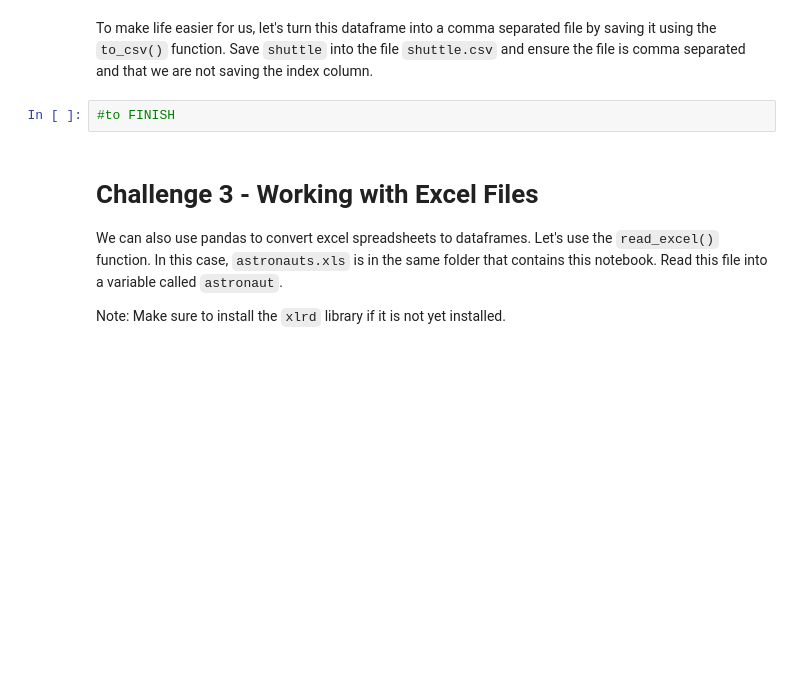
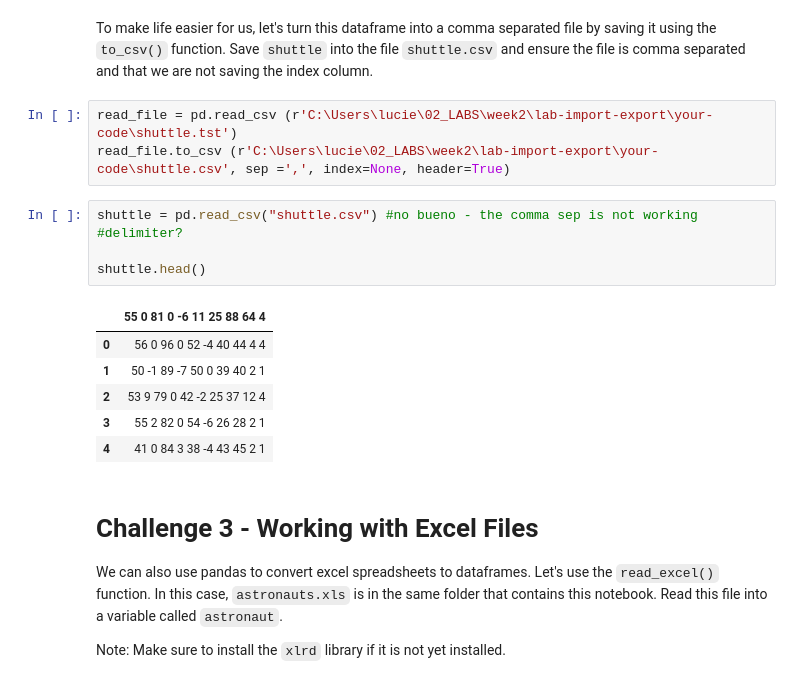
Before and after one commit to ta-data-lis/lab-import-export, a Jupyter notebook: your-code/main.ipynb, the cells around one changed output. Drawn from its saved outputs; the diff is of its cells as text; blank space fills up the shorter version.

```diff
--- a/your-code/main.ipynb
+++ b/your-code/main.ipynb
@@ -123,7 +124,19 @@ NameError: name 'shuttle' is not defined
 # %% [markdown]
 To make life easier for us, let's turn this dataframe into a comma separated file by saving it using the `to_csv()` function. Save `shuttle` into the file `shuttle.csv` and ensure the file is comma separated and that we are not saving the index column.
-# %%
-#to FINISH
+# %%
+read_file = pd.read_csv (r'C:\Users\lucie\02_LABS\week2\lab-import-export\your-code\shuttle.tst')
+read_file.to_csv (r'C:\Users\lucie\02_LABS\week2\lab-import-export\your-code\shuttle.csv', sep =',', index=None, header=True)
+# %%
+shuttle = pd.read_csv("shuttle.csv") #no bueno - the comma sep is not working #delimiter?
+
+shuttle.head()
+# %% [output]
+|  | 55 0 81 0 -6 11 25 88 64 4 |
+| 0 | 56 0 96 0 52 -4 40 44 4 4 |
+| 1 | 50 -1 89 -7 50 0 39 40 2 1 |
+| 2 | 53 9 79 0 42 -2 25 37 12 4 |
+| 3 | 55 2 82 0 54 -6 26 28 2 1 |
+| 4 | 41 0 84 3 38 -4 43 45 2 1 |
 # %% [markdown]
 # Challenge 3 - Working with Excel Files
 
```
Also changed, not shown: parts of 5 cells of this notebook, 3 other files.
